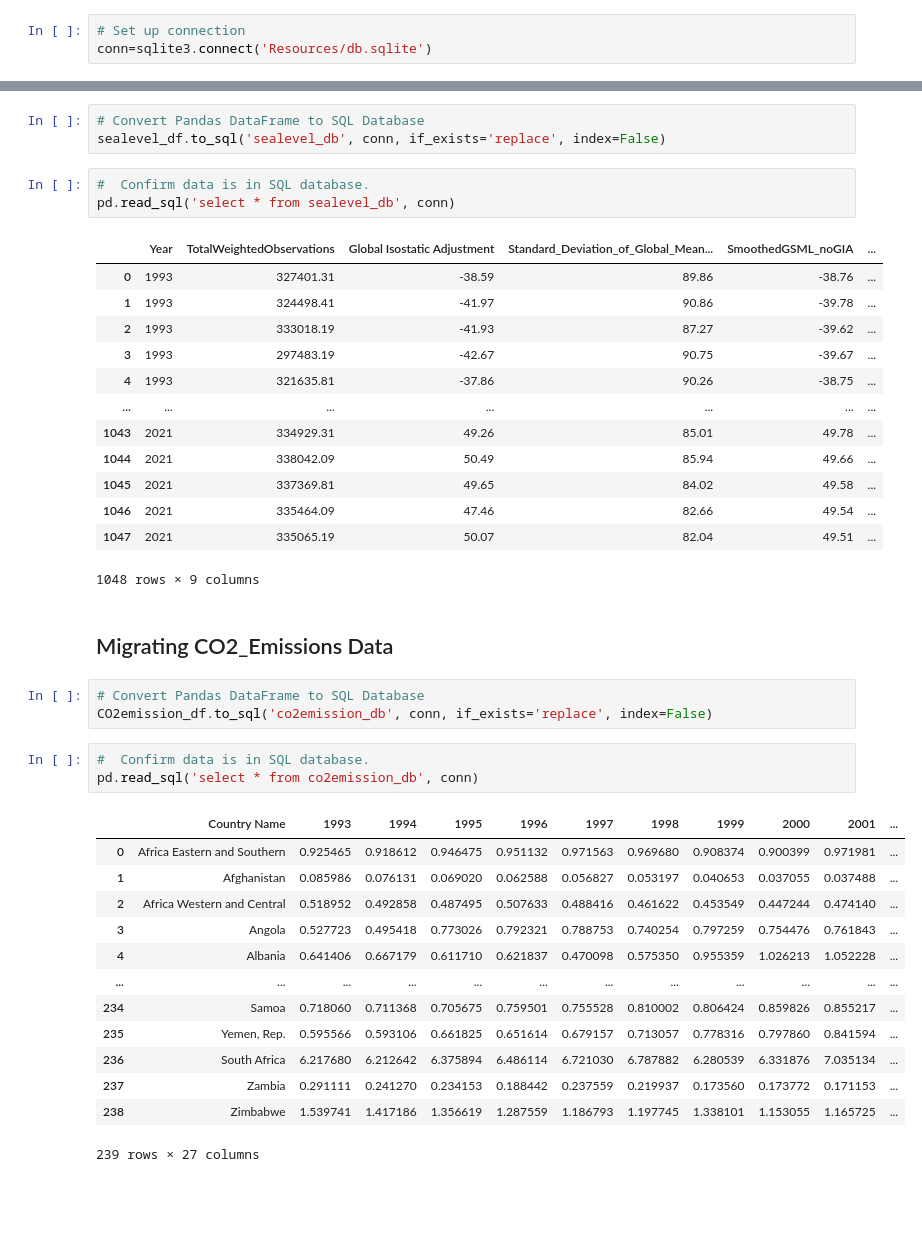
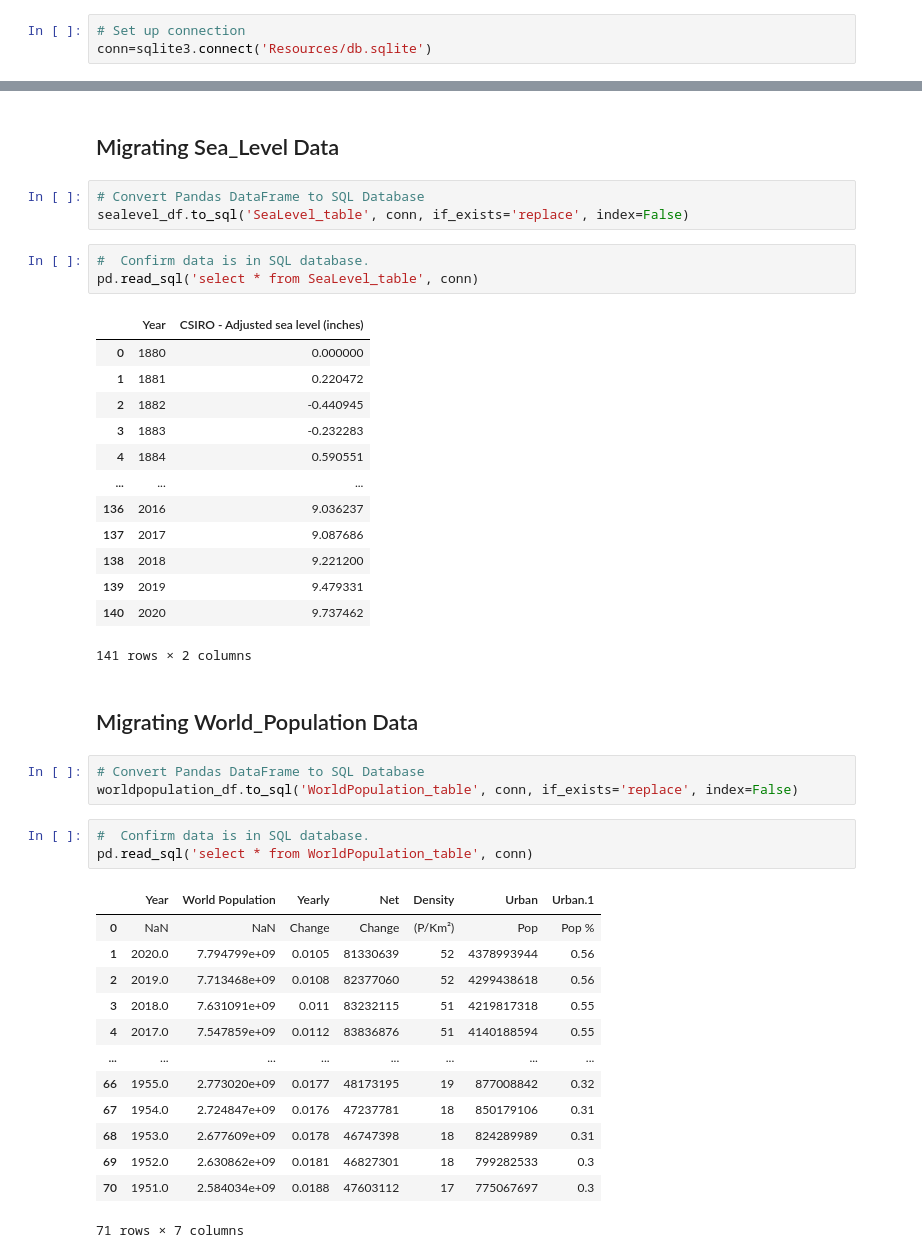
Before and after one commit to andrewhoeppner/final_project, a Jupyter notebook: data2sql.ipynb, the cells around one changed output, grey strips where cells are left out. Cells and saved outputs as stored; diff of their text form; blank space fills up the shorter version.

```diff
--- a/data2sql.ipynb
+++ b/data2sql.ipynb
@@ -68,42 +223,44 @@ conn=sqlite3.connect('Resources/db.sqlite')
+# %% [markdown]
+## Migrating Sea_Level Data
 # %%
 # Convert Pandas DataFrame to SQL Database
-sealevel_df.to_sql('sealevel_db', conn, if_exists='replace', index=False)
+sealevel_df.to_sql('SeaLevel_table', conn, if_exists='replace', index=False)
 # %%
 #  Confirm data is in SQL database.
-pd.read_sql('select * from sealevel_db', conn)
+pd.read_sql('select * from SeaLevel_table', conn)
 # %% [output]
-|  | Year | TotalWeightedObservations | Global Isostatic Adjustment | Standard_Deviation_of_Global_Mean... | SmoothedGSML_noGIA | ... |
-| 0 | 1993 | 327401.31 | -38.59 | 89.86 | -38.76 | ... |
-| 1 | 1993 | 324498.41 | -41.97 | 90.86 | -39.78 | ... |
-| 2 | 1993 | 333018.19 | -41.93 | 87.27 | -39.62 | ... |
-| 3 | 1993 | 297483.19 | -42.67 | 90.75 | -39.67 | ... |
-| 4 | 1993 | 321635.81 | -37.86 | 90.26 | -38.75 | ... |
-| ... | ... | ... | ... | ... | ... | ... |
-| 1043 | 2021 | 334929.31 | 49.26 | 85.01 | 49.78 | ... |
-| 1044 | 2021 | 338042.09 | 50.49 | 85.94 | 49.66 | ... |
-| 1045 | 2021 | 337369.81 | 49.65 | 84.02 | 49.58 | ... |
-| 1046 | 2021 | 335464.09 | 47.46 | 82.66 | 49.54 | ... |
-| 1047 | 2021 | 335065.19 | 50.07 | 82.04 | 49.51 | ... |
+|  | Year | CSIRO - Adjusted sea level (inches) |
+| 0 | 1880 | 0.000000 |
+| 1 | 1881 | 0.220472 |
+| 2 | 1882 | -0.440945 |
+| 3 | 1883 | -0.232283 |
+| 4 | 1884 | 0.590551 |
+| ... | ... | ... |
+| 136 | 2016 | 9.036237 |
+| 137 | 2017 | 9.087686 |
+| 138 | 2018 | 9.221200 |
+| 139 | 2019 | 9.479331 |
+| 140 | 2020 | 9.737462 |
-1048 rows × 9 columns
+141 rows × 2 columns
 # %% [markdown]
-## Migrating CO2_Emissions Data
+## Migrating World_Population Data
 # %%
 # Convert Pandas DataFrame to SQL Database
-CO2emission_df.to_sql('co2emission_db', conn, if_exists='replace', index=False)
+worldpopulation_df.to_sql('WorldPopulation_table', conn, if_exists='replace', index=False)
 # %%
 #  Confirm data is in SQL database.
-pd.read_sql('select * from co2emission_db', conn)
+pd.read_sql('select * from WorldPopulation_table', conn)
 # %% [output]
-|  | Country Name | 1993 | 1994 | 1995 | 1996 | 1997 | 1998 | 1999 | 2000 | 2001 | ... |
-| 0 | Africa Eastern and Southern | 0.925465 | 0.918612 | 0.946475 | 0.951132 | 0.971563 | 0.969680 | 0.908374 | 0.900399 | 0.971981 | ... |
-| 1 | Afghanistan | 0.085986 | 0.076131 | 0.069020 | 0.062588 | 0.056827 | 0.053197 | 0.040653 | 0.037055 | 0.037488 | ... |
-| 2 | Africa Western and Central | 0.518952 | 0.492858 | 0.487495 | 0.507633 | 0.488416 | 0.461622 | 0.453549 | 0.447244 | 0.474140 | ... |
-| 3 | Angola | 0.527723 | 0.495418 | 0.773026 | 0.792321 | 0.788753 | 0.740254 | 0.797259 | 0.754476 | 0.761843 | ... |
-| 4 | Albania | 0.641406 | 0.667179 | 0.611710 | 0.621837 | 0.470098 | 0.575350 | 0.955359 | 1.026213 | 1.052228 | ... |
-| ... | ... | ... | ... | ... | ... | ... | ... | ... | ... | ... | ... |
-| 234 | Samoa | 0.718060 | 0.711368 | 0.705675 | 0.759501 | 0.755528 | 0.810002 | 0.806424 | 0.859826 | 0.855217 | ... |
-| 235 | Yemen, Rep. | 0.595566 | 0.593106 | 0.661825 | 0.651614 | 0.679157 | 0.713057 | 0.778316 | 0.797860 | 0.841594 | ... |
-| 236 | South Africa | 6.217680 | 6.212642 | 6.375894 | 6.486114 | 6.721030 | 6.787882 | 6.280539 | 6.331876 | 7.035134 | ... |
-| 237 | Zambia | 0.291111 | 0.241270 | 0.234153 | 0.188442 | 0.237559 | 0.219937 | 0.173560 | 0.173772 | 0.171153 | ... |
-| 238 | Zimbabwe | 1.539741 | 1.417186 | 1.356619 | 1.287559 | 1.186793 | 1.197745 | 1.338101 | 1.153055 | 1.165725 | ... |
+|  | Year | World Population | Yearly | Net | Density | Urban | Urban.1 |
+| 0 | NaN | NaN | Change | Change | (P/Km²) | Pop | Pop % |
+| 1 | 2020.0 | 7.794799e+09 | 0.0105 | 81330639 | 52 | 4378993944 | 0.56 |
+| 2 | 2019.0 | 7.713468e+09 | 0.0108 | 82377060 | 52 | 4299438618 | 0.56 |
+| 3 | 2018.0 | 7.631091e+09 | 0.011 | 83232115 | 51 | 4219817318 | 0.55 |
+| 4 | 2017.0 | 7.547859e+09 | 0.0112 | 83836876 | 51 | 4140188594 | 0.55 |
+| ... | ... | ... | ... | ... | ... | ... | ... |
+| 66 | 1955.0 | 2.773020e+09 | 0.0177 | 48173195 | 19 | 877008842 | 0.32 |
+| 67 | 1954.0 | 2.724847e+09 | 0.0176 | 47237781 | 18 | 850179106 | 0.31 |
+| 68 | 1953.0 | 2.677609e+09 | 0.0178 | 46747398 | 18 | 824289989 | 0.31 |
+| 69 | 1952.0 | 2.630862e+09 | 0.0181 | 46827301 | 18 | 799282533 | 0.3 |
+| 70 | 1951.0 | 2.584034e+09 | 0.0188 | 47603112 | 17 | 775067697 | 0.3 |
-239 rows × 27 columns
+71 rows × 7 columns
```
Also changed, not shown: parts of 46 cells of this notebook, 2 other files.
